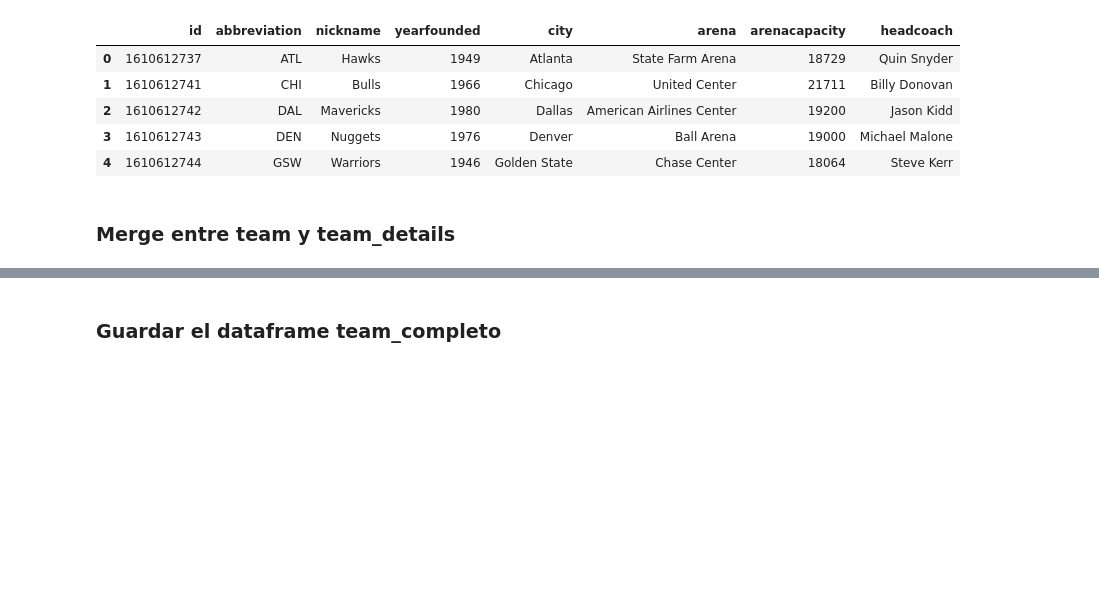
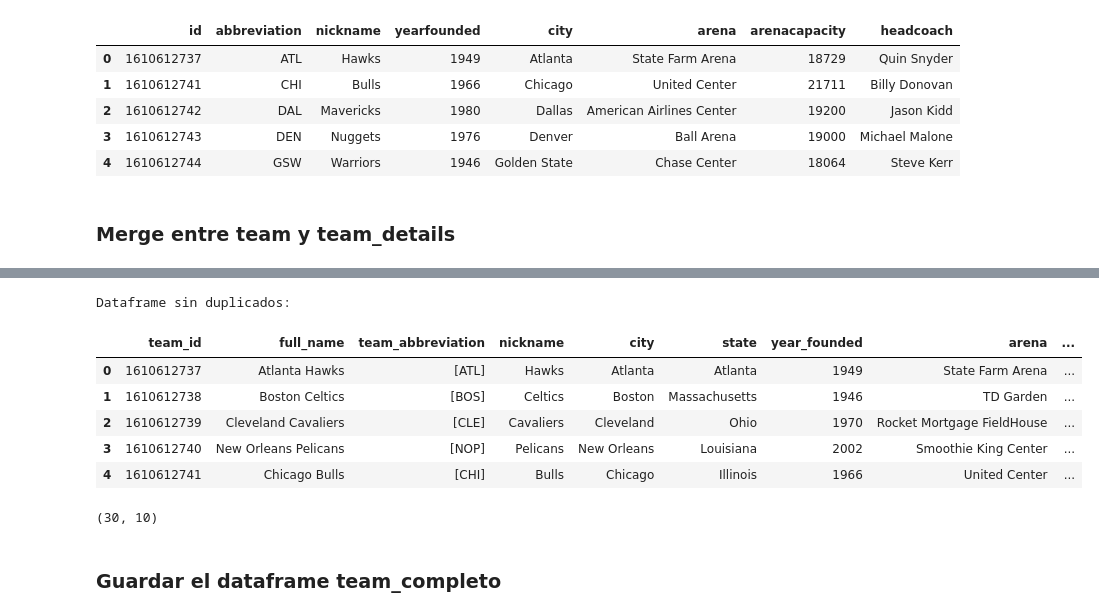
Before and after one commit to AgustinRolon/Dream_team_knicks_analysis, a Jupyter notebook: notebooks_proceso_etl/1_tabla_team_proceso_etl.ipynb, the cells around one changed output, grey strips where cells are left out. Cells and saved outputs as stored; diff of their text form; code cells hidden in the pictures; blank space fills up the shorter version.

```diff
--- a/notebooks_proceso_etl/tabla_team_proceso_etl.ipynb
+++ b/notebooks_proceso_etl/1_tabla_team_proceso_etl.ipynb
@@ -303,3 +317,22 @@ team_completo.head()
+# %%
+# Elimina las filas duplicadas basadas en la columna 'team_id' en el mismo dataframe
+team_completo.drop_duplicates(subset=['team_id'], inplace=True)
+# %%
+# Muestra el dataframe actualizado sin duplicados
+print("Dataframe sin duplicados:")
+team_completo.head()
+# %% [output]
+Dataframe sin duplicados:
+|  | team_id | full_name | team_abbreviation | nickname | city | state | year_founded | arena | ... |
+| 0 | 1610612737 | Atlanta Hawks | [ATL] | Hawks | Atlanta | Atlanta | 1949 | State Farm Arena | ... |
+| 1 | 1610612738 | Boston Celtics | [BOS] | Celtics | Boston | Massachusetts | 1946 | TD Garden | ... |
+| 2 | 1610612739 | Cleveland Cavaliers | [CLE] | Cavaliers | Cleveland | Ohio | 1970 | Rocket Mortgage FieldHouse | ... |
+| 3 | 1610612740 | New Orleans Pelicans | [NOP] | Pelicans | New Orleans | Louisiana | 2002 | Smoothie King Center | ... |
+| 4 | 1610612741 | Chicago Bulls | [CHI] | Bulls | Chicago | Illinois | 1966 | United Center | ... |
+# %%
+np.shape(team_completo)
+# %% [output]
+(30, 10)
 # %% [markdown]
 ### Guardar el dataframe team_completo
 # %%
```
Also changed, not shown: parts of 8 cells of this notebook, 7 other files.
